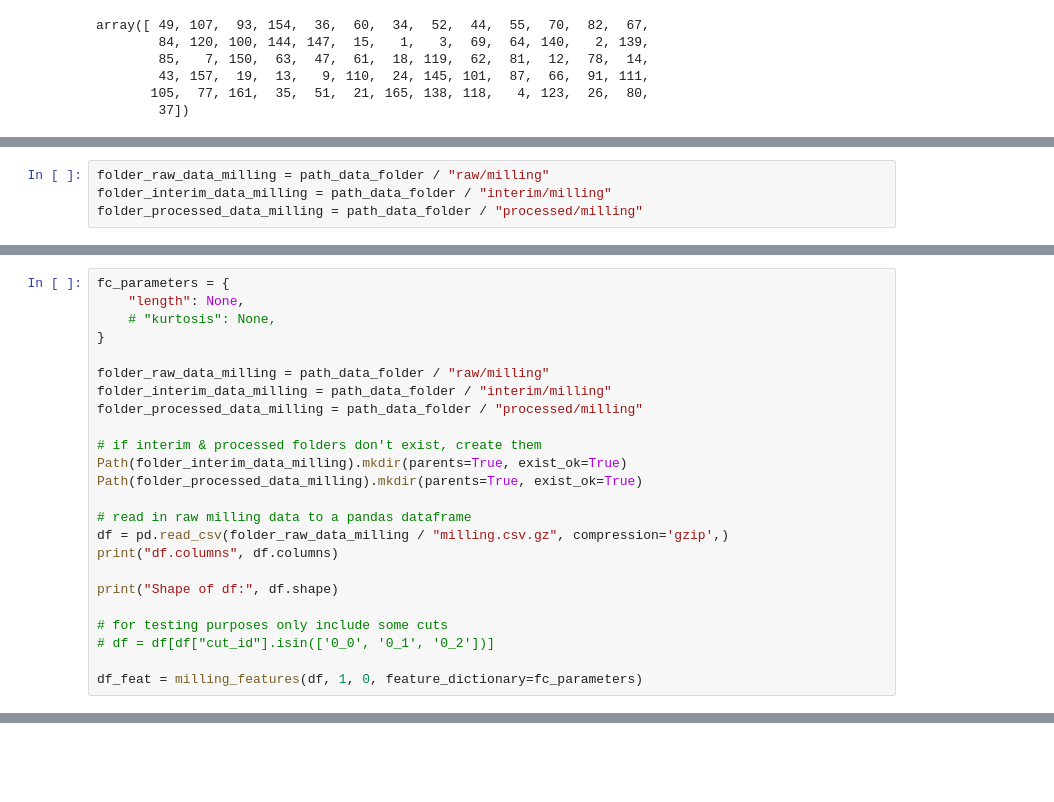
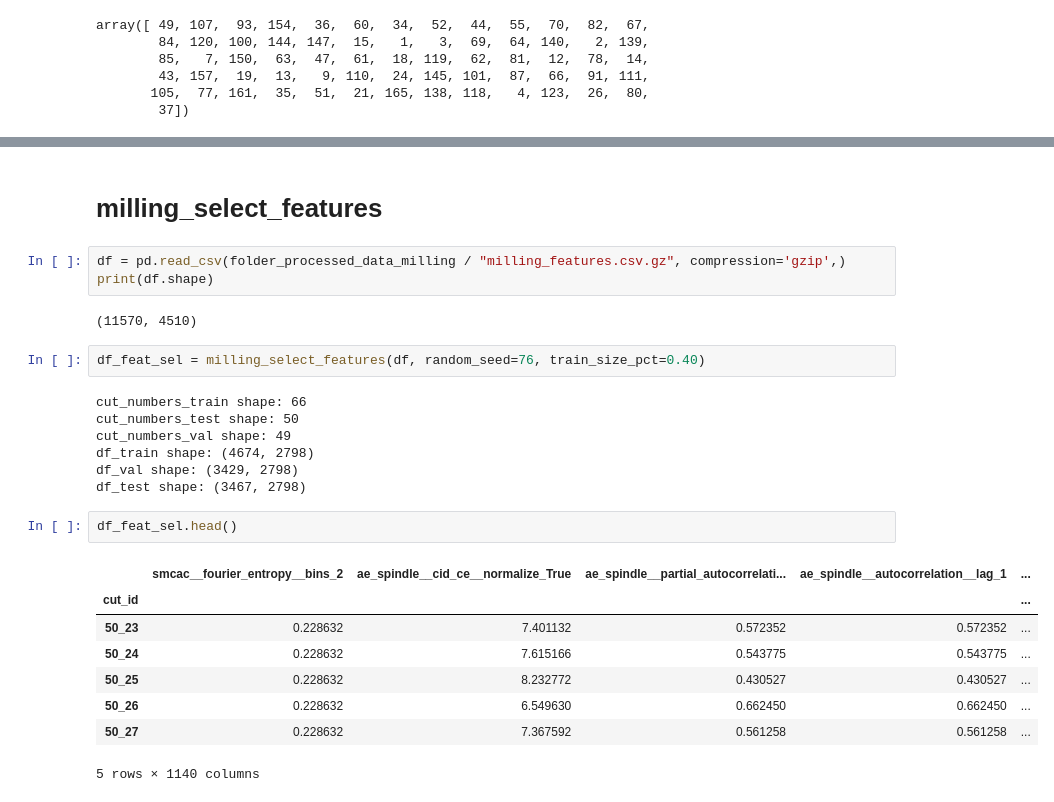
Before and after one commit to tvhahn/tspipe, a Jupyter notebook: notebooks/scratch/select_feat.ipynb, the cells around one changed output, grey strips where cells are left out. Cells and saved outputs as stored; diff of their text form; blank space fills up the shorter version.

Commit message:
selected columns working

```diff
--- a/notebooks/scratch/select_feat.ipynb
+++ b/notebooks/scratch/select_feat.ipynb
@@ -327,4 +239,0 @@ PosixPath('/home/tim/Documents/feat-store/data')
-# %%
-folder_raw_data_milling = path_data_folder / "raw/milling"
-folder_interim_data_milling = path_data_folder / "interim/milling"
-folder_processed_data_milling = path_data_folder / "processed/milling"
@@ -395,24 +239,0 @@ df_feat.merge(df_raw_labels, on='cut_id', how='left')
-# %%
-fc_parameters = {
-    "length": None,
-    # "kurtosis": None,
-}
-
-folder_raw_data_milling = path_data_folder / "raw/milling"
-folder_interim_data_milling = path_data_folder / "interim/milling"
-folder_processed_data_milling = path_data_folder / "processed/milling"
-
-# if interim & processed folders don't exist, create them
-Path(folder_interim_data_milling).mkdir(parents=True, exist_ok=True)
-Path(folder_processed_data_milling).mkdir(parents=True, exist_ok=True)
-
-# read in raw milling data to a pandas dataframe
-df = pd.read_csv(folder_raw_data_milling / "milling.csv.gz", compression='gzip',)
-print("df.columns", df.columns)
-
-print("Shape of df:", df.shape)
-
-# for testing purposes only include some cuts
-# df = df[df["cut_id"].isin(['0_0', '0_1', '0_2'])]
-
-df_feat = milling_features(df, 1, 0, feature_dictionary=fc_parameters)
@@ -457,0 +281,27 @@ df.head()
+# %% [markdown]
+# milling_select_features
+# %%
+df = pd.read_csv(folder_processed_data_milling / "milling_features.csv.gz", compression='gzip',)
+print(df.shape)
+# %% [output]
+(11570, 4510)
+# %%
+df_feat_sel = milling_select_features(df, random_seed=76, train_size_pct=0.40)
+# %% [output]
+cut_numbers_train shape: 66
+cut_numbers_test shape: 50
+cut_numbers_val shape: 49
+df_train shape: (4674, 2798)
+df_val shape: (3429, 2798)
+df_test shape: (3467, 2798)
+# %%
+df_feat_sel.head()
+# %% [output]
+|  | smcac__fourier_entropy__bins_2 | ae_spindle__cid_ce__normalize_True | ae_spindle__partial_autocorrelati... | ae_spindle__autocorrelation__lag_1 | ... |
+| cut_id |  |  |  |  | ... |
+| 50_23 | 0.228632 | 7.401132 | 0.572352 | 0.572352 | ... |
+| 50_24 | 0.228632 | 7.615166 | 0.543775 | 0.543775 | ... |
+| 50_25 | 0.228632 | 8.232772 | 0.430527 | 0.430527 | ... |
+| 50_26 | 0.228632 | 6.549630 | 0.662450 | 0.662450 | ... |
+| 50_27 | 0.228632 | 7.367592 | 0.561258 | 0.561258 | ... |
+5 rows × 1140 columns
```
Also changed, not shown: parts of 30 cells of this notebook, 1 other file.
